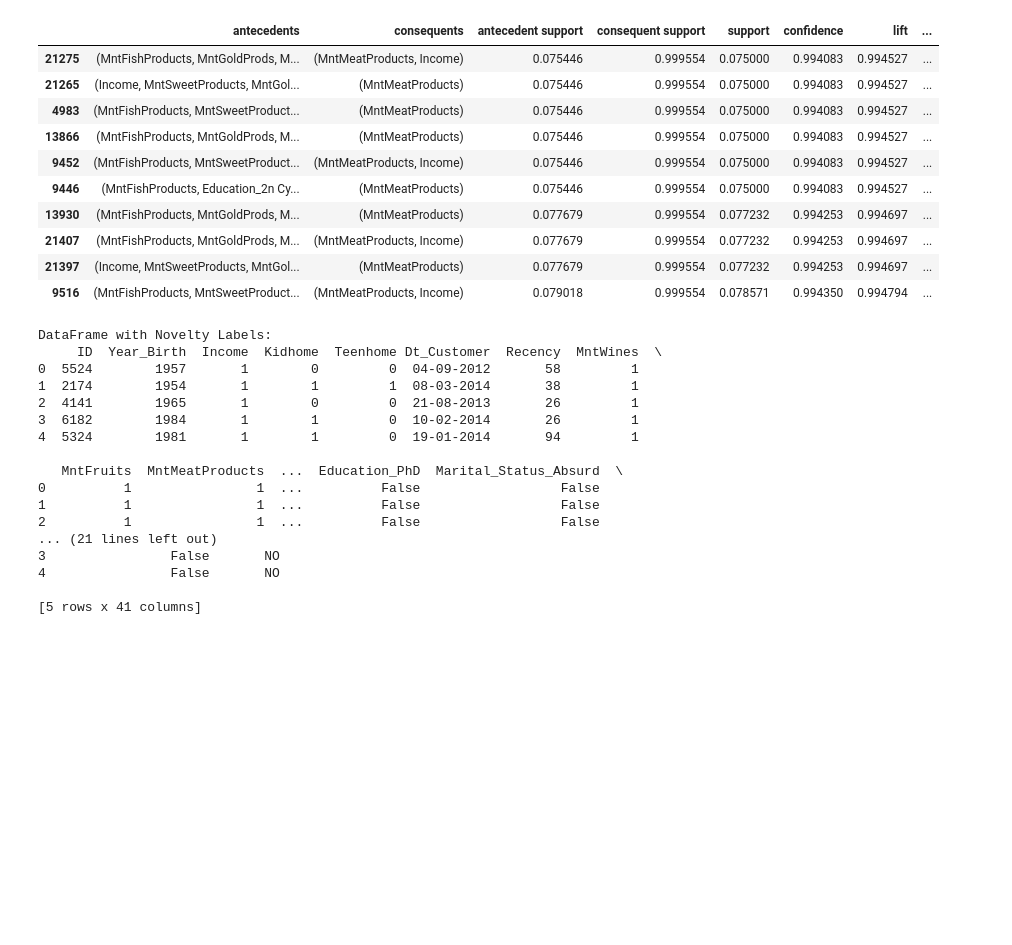
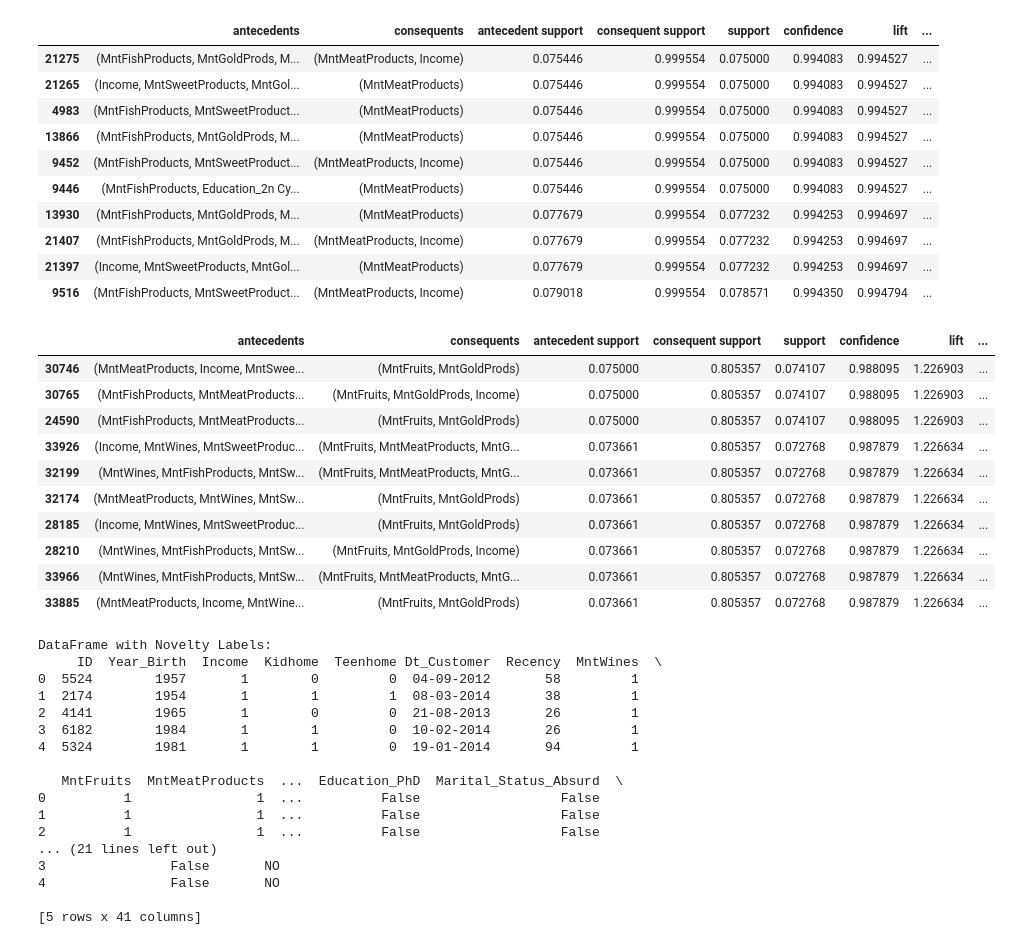
Before and after one commit to sugatobagchi/assignment-week4, a Jupyter notebook: prediction.ipynb, the cells around one changed output. Saved outputs shown, nothing was run; the diff lists cells and outputs as text; code cells hidden in the pictures; blank space fills up the shorter version.

```diff
--- a/prediction.ipynb
+++ b/prediction.ipynb
@@ -126,24 +126,31 @@ rules_sorted.head(10)
 | 21397 | (Income, MntSweetProducts, MntGol... | (MntMeatProducts) | 0.077679 | 0.999554 | 0.077232 | 0.994253 | 0.994697 | ... |
 | 9516 | (MntFishProducts, MntSweetProduct... | (MntMeatProducts, Income) | 0.079018 | 0.999554 | 0.078571 | 0.994350 | 0.994794 | ... |
 # %%
-rules["leverage"] = rules["support"] - (
-    rules["antecedent support"] * rules["consequent support"]
-)
-rules["conviction"] = (1 - rules["consequent support"]) / (1 - rules["confidence"])
-
-
 weight_lift = 0.5
 weight_confidence = 0.4
 weight_support = 0.1
 
 rules["combined_score"] = (
     weight_lift * rules["lift"]
     + weight_confidence * rules["confidence"]
     + weight_support * rules["support"]
 )
 
 top_overall_rules = rules.sort_values(by="combined_score", ascending=False)
 top_overall_rules.to_csv("top_overall_rules.csv", index=False)
+top_overall_rules.head(10)
+# %% [output]
+|  | antecedents | consequents | antecedent support | consequent support | support | confidence | lift | ... |
+| 30746 | (MntMeatProducts, Income, MntSwee... | (MntFruits, MntGoldProds) | 0.075000 | 0.805357 | 0.074107 | 0.988095 | 1.226903 | ... |
+| 30765 | (MntFishProducts, MntMeatProducts... | (MntFruits, MntGoldProds, Income) | 0.075000 | 0.805357 | 0.074107 | 0.988095 | 1.226903 | ... |
+| 24590 | (MntFishProducts, MntMeatProducts... | (MntFruits, MntGoldProds) | 0.075000 | 0.805357 | 0.074107 | 0.988095 | 1.226903 | ... |
+| 33926 | (Income, MntWines, MntSweetProduc... | (MntFruits, MntMeatProducts, MntG... | 0.073661 | 0.805357 | 0.072768 | 0.987879 | 1.226634 | ... |
+| 32199 | (MntWines, MntFishProducts, MntSw... | (MntFruits, MntMeatProducts, MntG... | 0.073661 | 0.805357 | 0.072768 | 0.987879 | 1.226634 | ... |
+| 32174 | (MntMeatProducts, MntWines, MntSw... | (MntFruits, MntGoldProds) | 0.073661 | 0.805357 | 0.072768 | 0.987879 | 1.226634 | ... |
+| 28185 | (Income, MntWines, MntSweetProduc... | (MntFruits, MntGoldProds) | 0.073661 | 0.805357 | 0.072768 | 0.987879 | 1.226634 | ... |
+| 28210 | (MntWines, MntFishProducts, MntSw... | (MntFruits, MntGoldProds, Income) | 0.073661 | 0.805357 | 0.072768 | 0.987879 | 1.226634 | ... |
+| 33966 | (MntWines, MntFishProducts, MntSw... | (MntFruits, MntMeatProducts, MntG... | 0.073661 | 0.805357 | 0.072768 | 0.987879 | 1.226634 | ... |
+| 33885 | (MntMeatProducts, Income, MntWine... | (MntFruits, MntGoldProds) | 0.073661 | 0.805357 | 0.072768 | 0.987879 | 1.226634 | ... |
 # %%
 numeric_df = df.select_dtypes(include=[int, float])
 model = IsolationForest(contamination=0.1, random_state=42)
```
